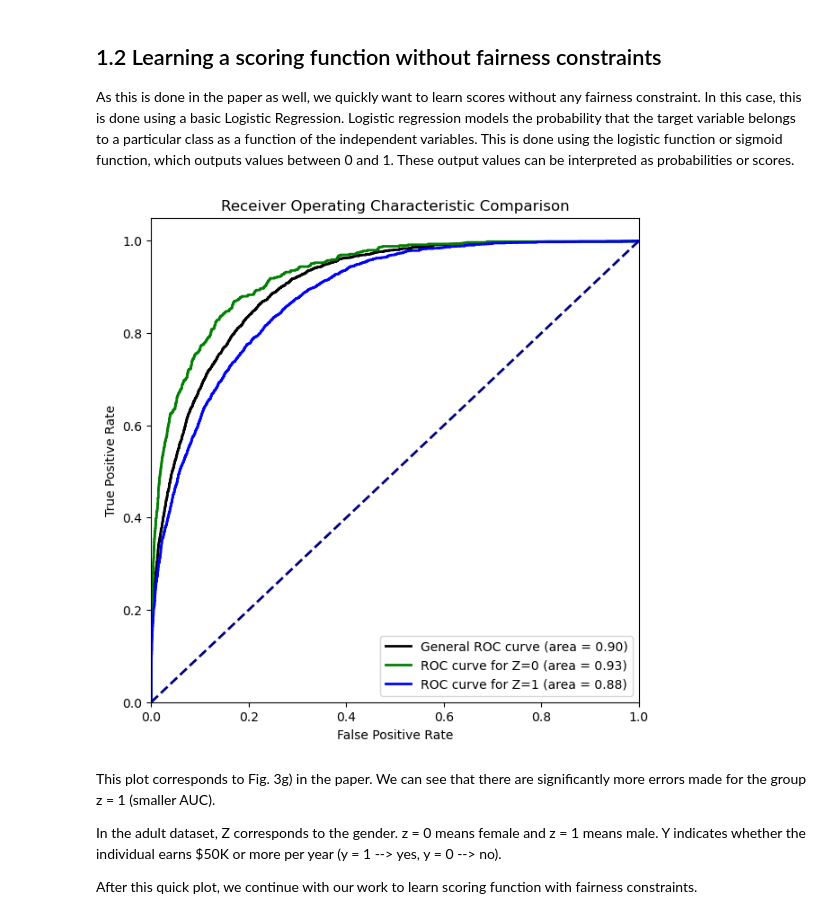
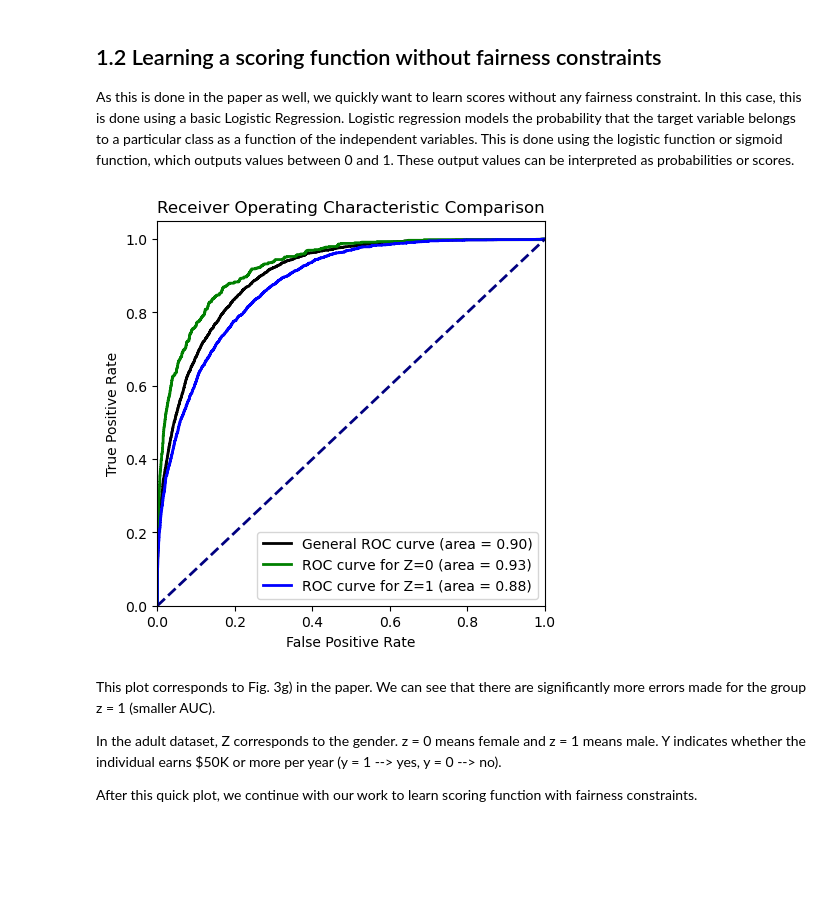
Before and after one commit to tlhaeussler/ensae-fairness-ml-project, a Jupyter notebook: fairness_ranking.ipynb, the cells around one changed output. Saved outputs shown, nothing was run; the diff lists cells and outputs as text; code cells hidden in the pictures; blank space fills up the shorter version.

```diff
--- a/fairness_ranking.ipynb
+++ b/fairness_ranking.ipynb
@@ -284,37 +288,37 @@ fpr, tpr, _ = roc_curve(Y_test, y_probs)
 roc_auc = auc(fpr, tpr)
 
 # Plot ROC curve
-plt.figure(figsize=(7, 7))
+plt.figure(figsize=(5, 5))
 lw = 2
 plt.plot(fpr, tpr, color='black',
          lw=lw, label='General ROC curve (area = %0.2f)' % roc_auc)
 
 # For ROC curves by group (e.g., Z=0 and Z=1)
 colors = ['green', 'blue']
 for idx, z_val in enumerate([0, 1]):
     # Use Z_test to filter X_test and y_test
     mask = Z_test == z_val
     X_test_z = X_test[mask]
     y_test_z = Y_test[mask]
     y_probs_z = model.predict_proba(X_test_z)[:, 1]
 
     fpr_z, tpr_z, _ = roc_curve(y_test_z, y_probs_z)
     roc_auc_z = auc(fpr_z, tpr_z)
 
     # Plot ROC curve for each subgroup
     plt.plot(fpr_z, tpr_z, color=colors[idx],
              lw=lw, label='ROC curve for Z={} (area = {:.2f})'.format(z_val, roc_auc_z))
 
 plt.plot([0, 1], [0, 1], color='navy', lw=lw, linestyle='--')
 plt.xlim([0.0, 1.0])
 plt.ylim([0.0, 1.05])
 plt.xlabel('False Positive Rate')
 plt.ylabel('True Positive Rate')
 plt.title('Receiver Operating Characteristic Comparison')
 plt.legend(loc="lower right")
 plt.show()
 # %% [output]
-[figure, old version]
+[figure, new version]
 # %% [markdown]
 This plot corresponds to Fig. 3g) in the paper. We can see that there are significantly more errors made for the group z = 1 (smaller AUC).
 
```
Also changed, not shown: parts of 24 cells of this notebook, 2 other files.
